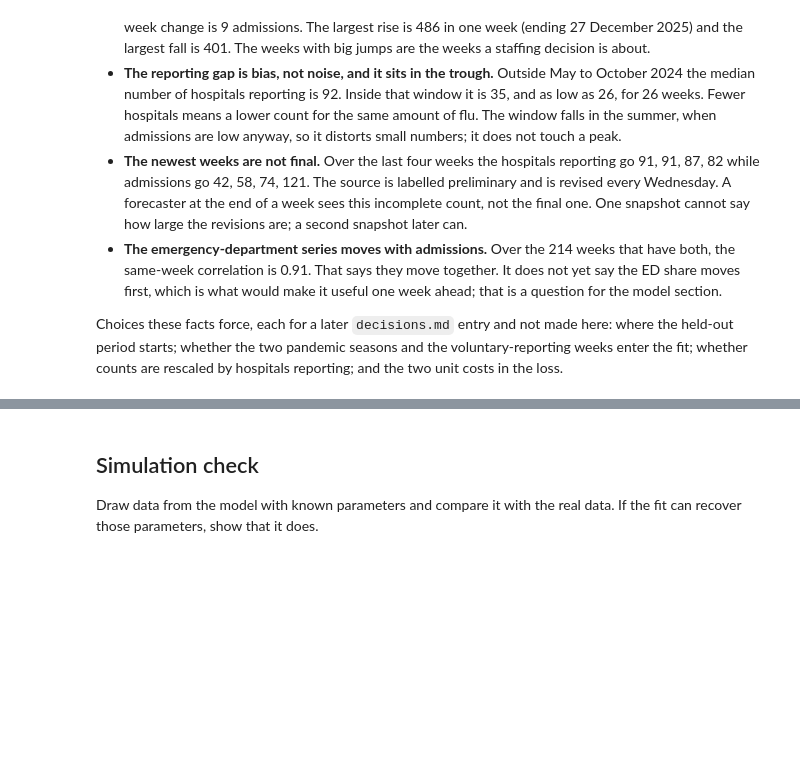
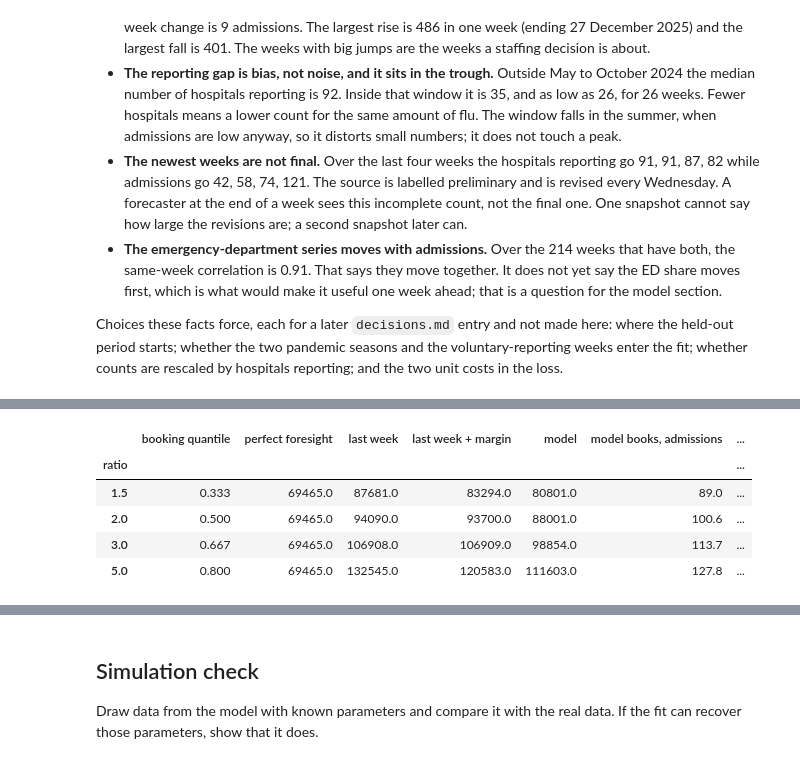
Before and after one commit to Rashed97/aii600-final-project, a Jupyter notebook: analysis.ipynb, the cells around one changed output, grey strips where cells are left out. Cells and saved outputs as stored; diff of their text form; code cells hidden in the pictures; blank space fills up the shorter version.

```diff
--- a/analysis.ipynb
+++ b/analysis.ipynb
@@ -177,0 +352,21 @@ Write the model as equations. Say what each parameter means, which assumption yo
+# %%
+# Sensitivity: the same comparison at other cost ratios. Dollars per held-out week.
+rows = []
+for r in SENSITIVITY:
+    q = flu.booking_quantile(1, r)
+    cost = lambda K: flu.booking_cost(K, Q, C_SHIFT, r * C_SHIFT).mean()
+    K_m = flu.lognormal_quantile(mu, sigma, q)
+    rows.append({"ratio": r, "booking quantile": q, "perfect foresight": cost(Q), "last week": cost(K_last),
+                 "last week + margin": cost(margin_booking(r)), "model": cost(K_m),
+                 "model books, admissions": K_m.mean(), "weeks covered": (Q <= K_m).mean()})
+sensitivity = pd.DataFrame(rows).set_index("ratio")
+sensitivity["model saves per week, $"] = sensitivity["last week"] - sensitivity["model"]
+sensitivity.round({"booking quantile": 3, "perfect foresight": 0, "last week": 0, "last week + margin": 0, "model": 0,
+                   "model books, admissions": 1, "weeks covered": 2, "model saves per week, $": 0})
+# %% [output]
+|  | booking quantile | perfect foresight | last week | last week + margin | model | model books, admissions | ... |
+| ratio |  |  |  |  |  |  | ... |
+| 1.5 | 0.333 | 69465.0 | 87681.0 | 83294.0 | 80801.0 | 89.0 | ... |
+| 2.0 | 0.500 | 69465.0 | 94090.0 | 93700.0 | 88001.0 | 100.6 | ... |
+| 3.0 | 0.667 | 69465.0 | 106908.0 | 106909.0 | 98854.0 | 113.7 | ... |
+| 5.0 | 0.800 | 69465.0 | 132545.0 | 120583.0 | 111603.0 | 127.8 | ... |
```
Also changed, not shown: parts of 11 cells of this notebook, 4 other files.
